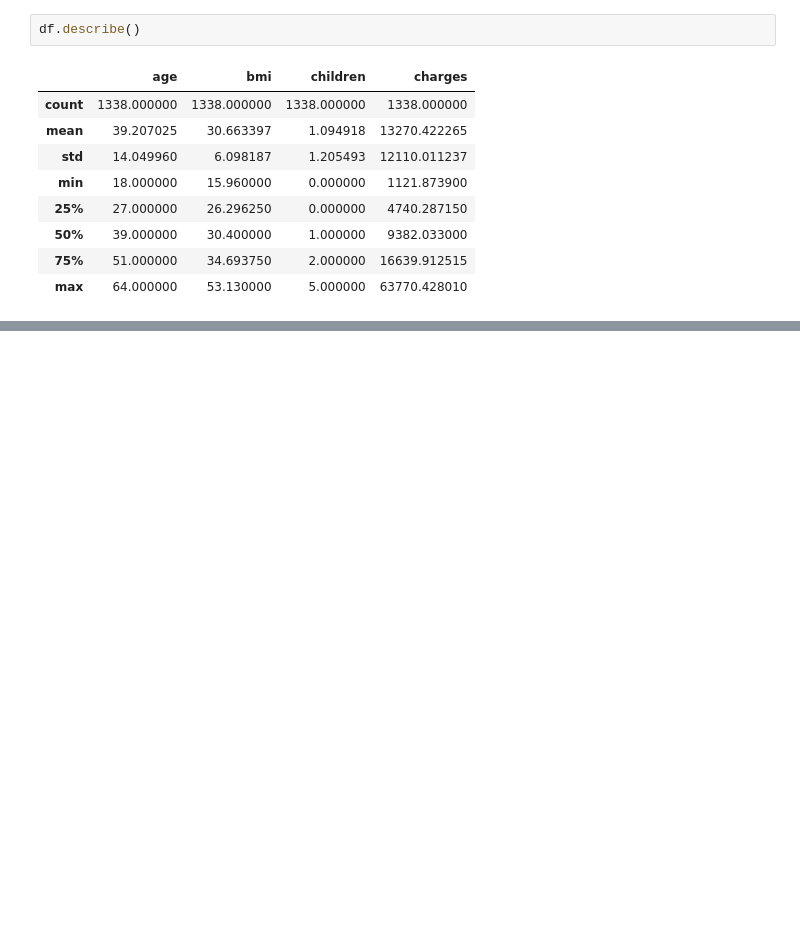
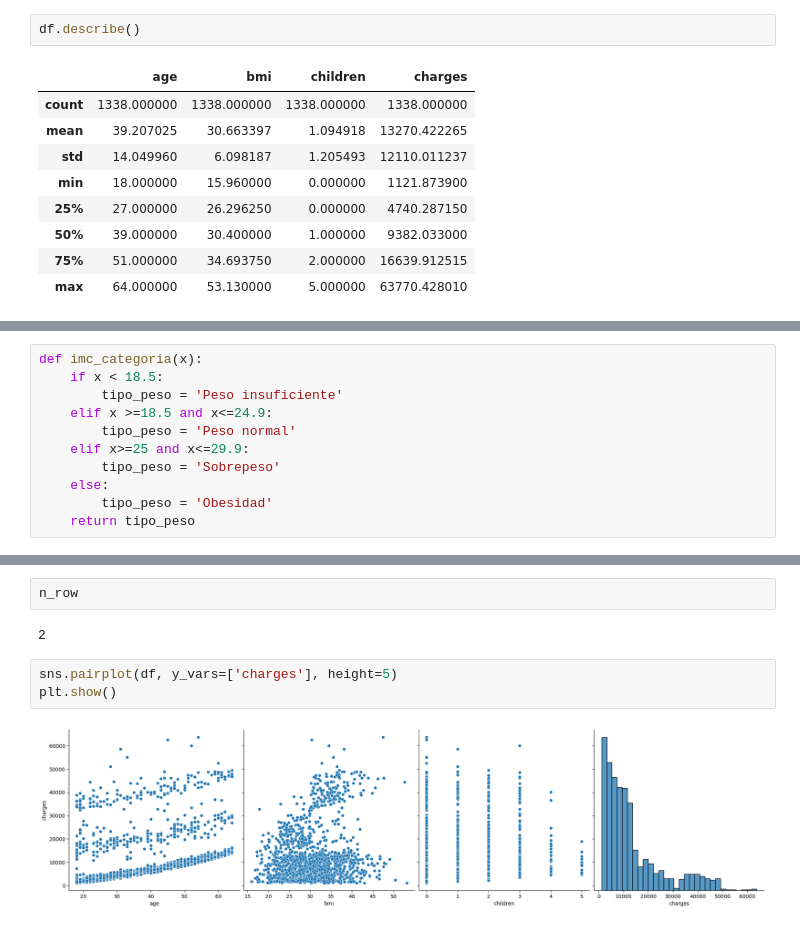
Before and after one commit to danielrawlins21/Machine_Learing_Intro, a Jupyter notebook: Dia3.ipynb, the cells around one changed output, grey strips where cells are left out. Saved outputs shown, nothing was run; the diff lists cells and outputs as text; blank space fills up the shorter version.

```diff
--- a/Dia3.ipynb
+++ b/Dia3.ipynb
@@ -54,0 +53,11 @@ df.describe()
+# %%
+def imc_categoria(x):
+    if x < 18.5:
+        tipo_peso = 'Peso insuficiente'
+    elif x >=18.5 and x<=24.9:
+        tipo_peso = 'Peso normal'
+    elif x>=25 and x<=29.9:
+        tipo_peso = 'Sobrepeso'
+    else:
+        tipo_peso = 'Obesidad'
+    return tipo_peso
@@ -54,0 +140,9 @@ df.describe()
+# %%
+n_row
+# %% [output]
+2
+# %%
+sns.pairplot(df, y_vars=['charges'], height=5)
+plt.show()
+# %% [output]
+[figure, added]
```
Also changed, not shown: parts of 21 cells of this notebook.
